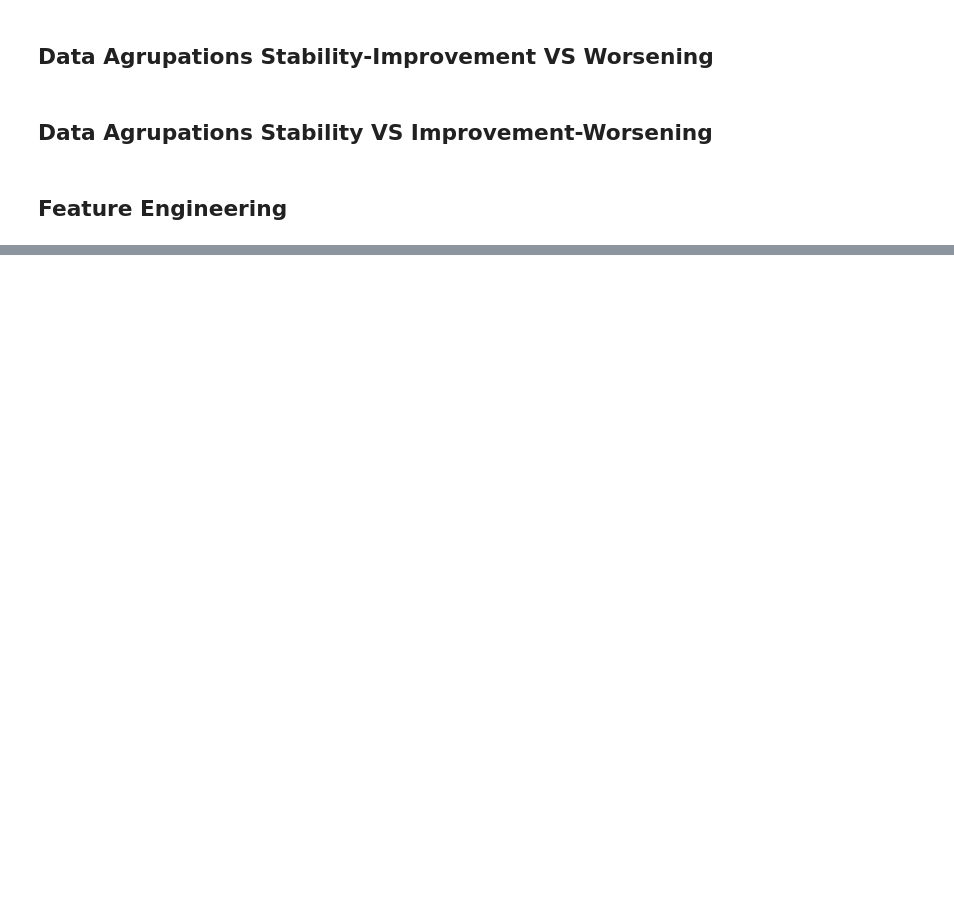
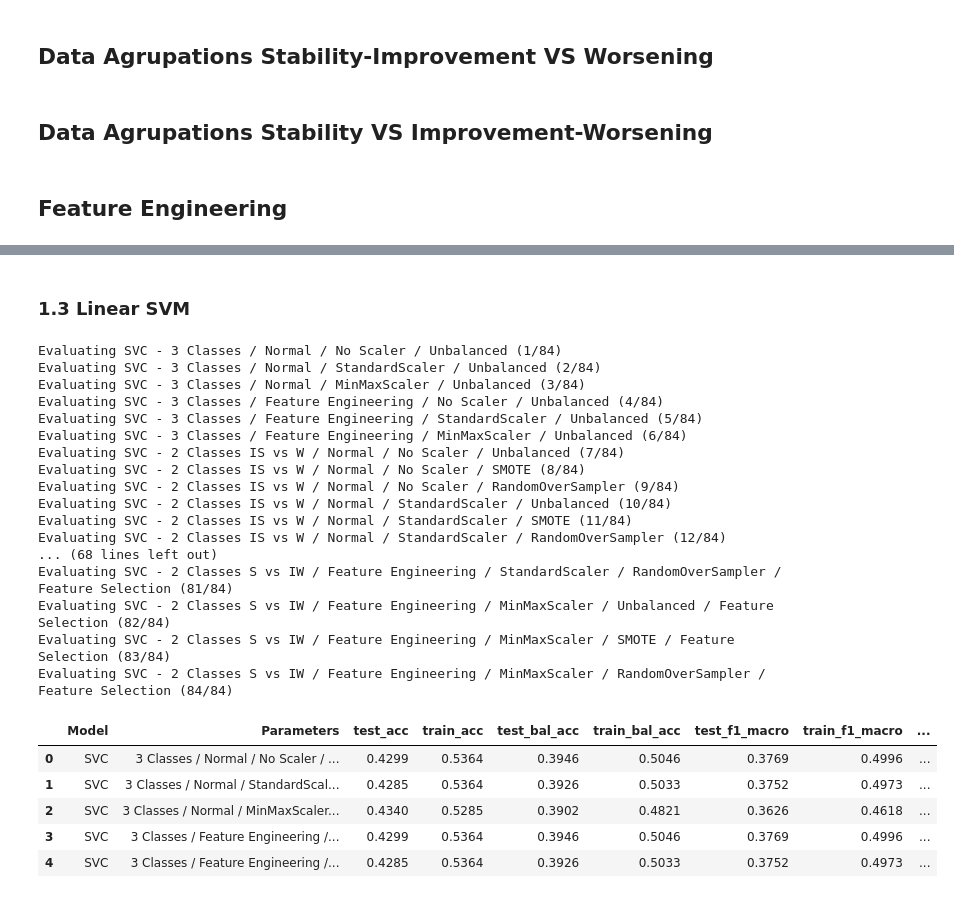
Before and after one commit to fserracrespi/PD_Project_UofL, a Jupyter notebook: PD_DATA/MODELS DEVELOPMENT/MODEL_DEVELOPMENT/Modelo_mutidominio.ipynb, the cells around one changed output, grey strips where cells are left out. Cells and saved outputs as stored; diff of their text form; code cells hidden in the pictures; blank space fills up the shorter version.

```diff
--- a/PD_DATA/MODELS DEVELOPMENT/MODEL_DEVELOPMENT/Modelo_mutidominio.ipynb
+++ b/PD_DATA/MODELS DEVELOPMENT/MODEL_DEVELOPMENT/Modelo_mutidominio.ipynb
@@ -424,0 +758,30 @@ df_all_dummies
+# %% [markdown]
+### 1.3 Linear SVM
+# %%
+svm_linear_model = SVC(kernel='linear', random_state=42)
+svm_linear_result = model_default_evaluation(class_training, svm_linear_model)
+svm_linear_result.head()
+# %% [output]
+Evaluating SVC - 3 Classes / Normal / No Scaler / Unbalanced (1/84)
+Evaluating SVC - 3 Classes / Normal / StandardScaler / Unbalanced (2/84)
+Evaluating SVC - 3 Classes / Normal / MinMaxScaler / Unbalanced (3/84)
+Evaluating SVC - 3 Classes / Feature Engineering / No Scaler / Unbalanced (4/84)
+Evaluating SVC - 3 Classes / Feature Engineering / StandardScaler / Unbalanced (5/84)
+Evaluating SVC - 3 Classes / Feature Engineering / MinMaxScaler / Unbalanced (6/84)
+Evaluating SVC - 2 Classes IS vs W / Normal / No Scaler / Unbalanced (7/84)
+Evaluating SVC - 2 Classes IS vs W / Normal / No Scaler / SMOTE (8/84)
+Evaluating SVC - 2 Classes IS vs W / Normal / No Scaler / RandomOverSampler (9/84)
+Evaluating SVC - 2 Classes IS vs W / Normal / StandardScaler / Unbalanced (10/84)
+Evaluating SVC - 2 Classes IS vs W / Normal / StandardScaler / SMOTE (11/84)
+Evaluating SVC - 2 Classes IS vs W / Normal / StandardScaler / RandomOverSampler (12/84)
+... (68 lines left out)
+Evaluating SVC - 2 Classes S vs IW / Feature Engineering / StandardScaler / RandomOverSampler / Feature Selection (81/84)
+Evaluating SVC - 2 Classes S vs IW / Feature Engineering / MinMaxScaler / Unbalanced / Feature Selection (82/84)
+Evaluating SVC - 2 Classes S vs IW / Feature Engineering / MinMaxScaler / SMOTE / Feature Selection (83/84)
+Evaluating SVC - 2 Classes S vs IW / Feature Engineering / MinMaxScaler / RandomOverSampler / Feature Selection (84/84)
+|  | Model | Parameters | test_acc | train_acc | test_bal_acc | train_bal_acc | test_f1_macro | train_f1_macro | ... |
+| 0 | SVC | 3 Classes / Normal / No Scaler / ... | 0.4299 | 0.5364 | 0.3946 | 0.5046 | 0.3769 | 0.4996 | ... |
+| 1 | SVC | 3 Classes / Normal / StandardScal... | 0.4285 | 0.5364 | 0.3926 | 0.5033 | 0.3752 | 0.4973 | ... |
+| 2 | SVC | 3 Classes / Normal / MinMaxScaler... | 0.4340 | 0.5285 | 0.3902 | 0.4821 | 0.3626 | 0.4618 | ... |
+| 3 | SVC | 3 Classes / Feature Engineering /... | 0.4299 | 0.5364 | 0.3946 | 0.5046 | 0.3769 | 0.4996 | ... |
+| 4 | SVC | 3 Classes / Feature Engineering /... | 0.4285 | 0.5364 | 0.3926 | 0.5033 | 0.3752 | 0.4973 | ... |
```
Also changed, not shown: parts of 52 cells of this notebook, 4 other files.
